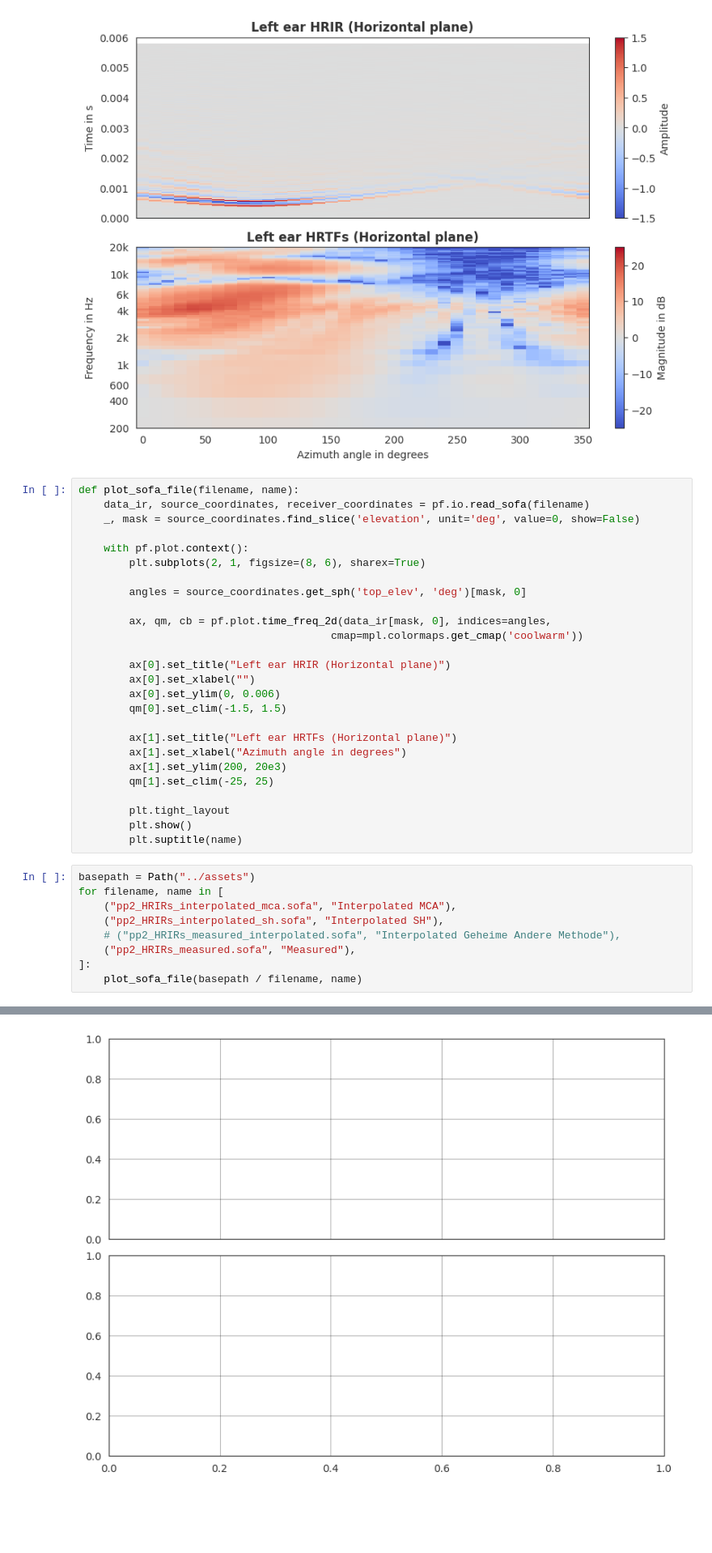
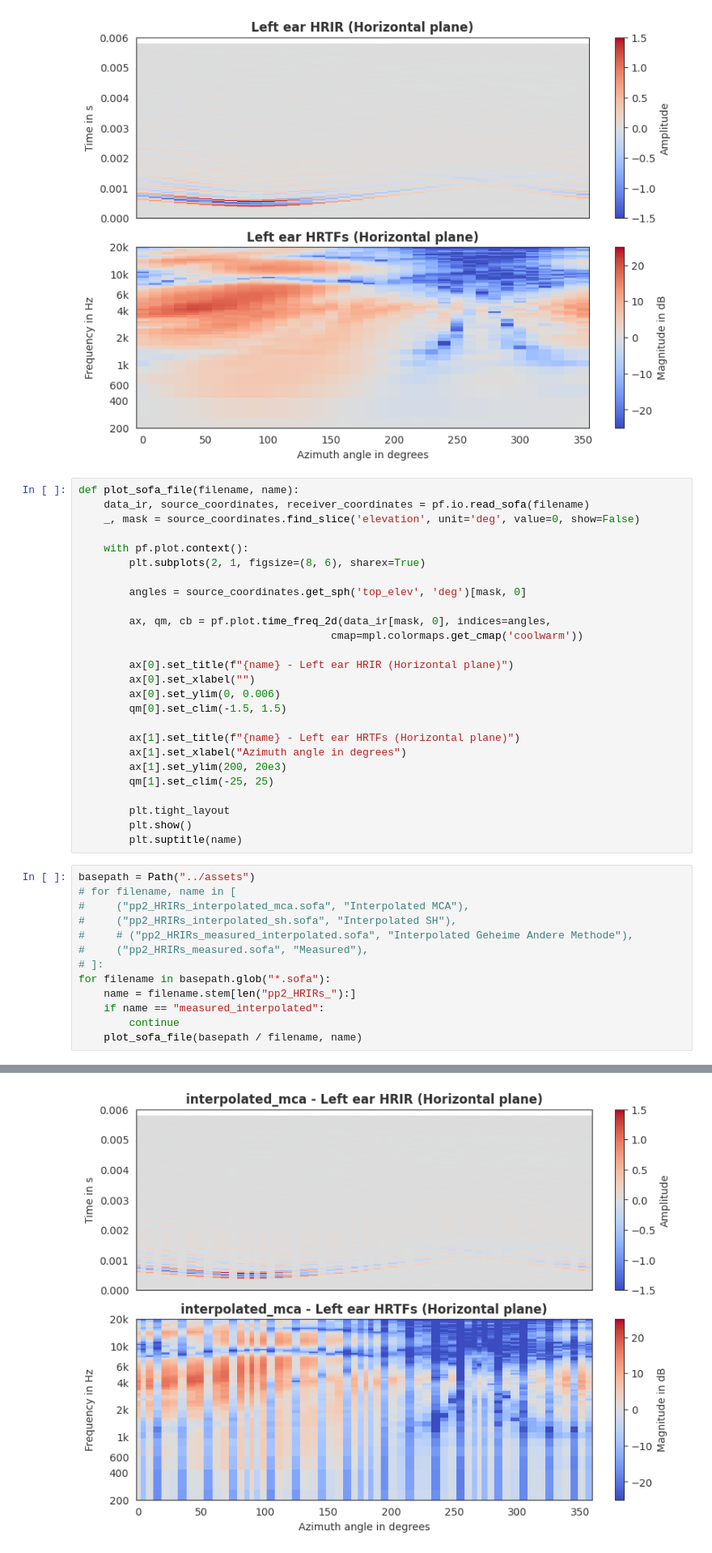
Before and after one commit to vackva/Orbe, a Jupyter notebook: python/inspect_sofa_files.ipynb, the cells around one changed output, grey strips where cells are left out. Shown: that part at 81% size. Saved outputs shown, nothing was run; the diff lists cells and outputs as text; blank space fills up the shorter version.

Commit message:
updatet notebook to scan all sofa files in asset dir

```diff
--- a/python/inspect_sofa_files.ipynb
+++ b/python/inspect_sofa_files.ipynb
@@ -46,12 +46,12 @@ def plot_sofa_file(filename, name):
         ax, qm, cb = pf.plot.time_freq_2d(data_ir[mask, 0], indices=angles,
                                         cmap=mpl.colormaps.get_cmap('coolwarm'))
 
-        ax[0].set_title("Left ear HRIR (Horizontal plane)")
+        ax[0].set_title(f"{name} - Left ear HRIR (Horizontal plane)")
         ax[0].set_xlabel("")
         ax[0].set_ylim(0, 0.006)
         qm[0].set_clim(-1.5, 1.5)
 
-        ax[1].set_title("Left ear HRTFs (Horizontal plane)")
+        ax[1].set_title(f"{name} - Left ear HRTFs (Horizontal plane)")
         ax[1].set_xlabel("Azimuth angle in degrees")
         ax[1].set_ylim(200, 20e3)
         qm[1].set_clim(-25, 25)
@@ -61,11 +61,15 @@ def plot_sofa_file(filename, name):
         plt.suptitle(name)
 # %%
 basepath = Path("../assets")
-for filename, name in [
-    ("pp2_HRIRs_interpolated_mca.sofa", "Interpolated MCA"),
-    ("pp2_HRIRs_interpolated_sh.sofa", "Interpolated SH"),
-    # ("pp2_HRIRs_measured_interpolated.sofa", "Interpolated Geheime Andere Methode"),
-    ("pp2_HRIRs_measured.sofa", "Measured"),
-]:
+# for filename, name in [
+#     ("pp2_HRIRs_interpolated_mca.sofa", "Interpolated MCA"),
+#     ("pp2_HRIRs_interpolated_sh.sofa", "Interpolated SH"),
+#     # ("pp2_HRIRs_measured_interpolated.sofa", "Interpolated Geheime Andere Methode"),
+#     ("pp2_HRIRs_measured.sofa", "Measured"),
+# ]:
+for filename in basepath.glob("*.sofa"):
+    name = filename.stem[len("pp2_HRIRs_"):]
+    if name == "measured_interpolated":
+        continue
     plot_sofa_file(basepath / filename, name)
 # %% [output]
@@ -73 +78 @@ for filename, name in [
-[figure, old version]
+[figure, new version]
```
Also changed, not shown: parts of 1 cell of this notebook.
